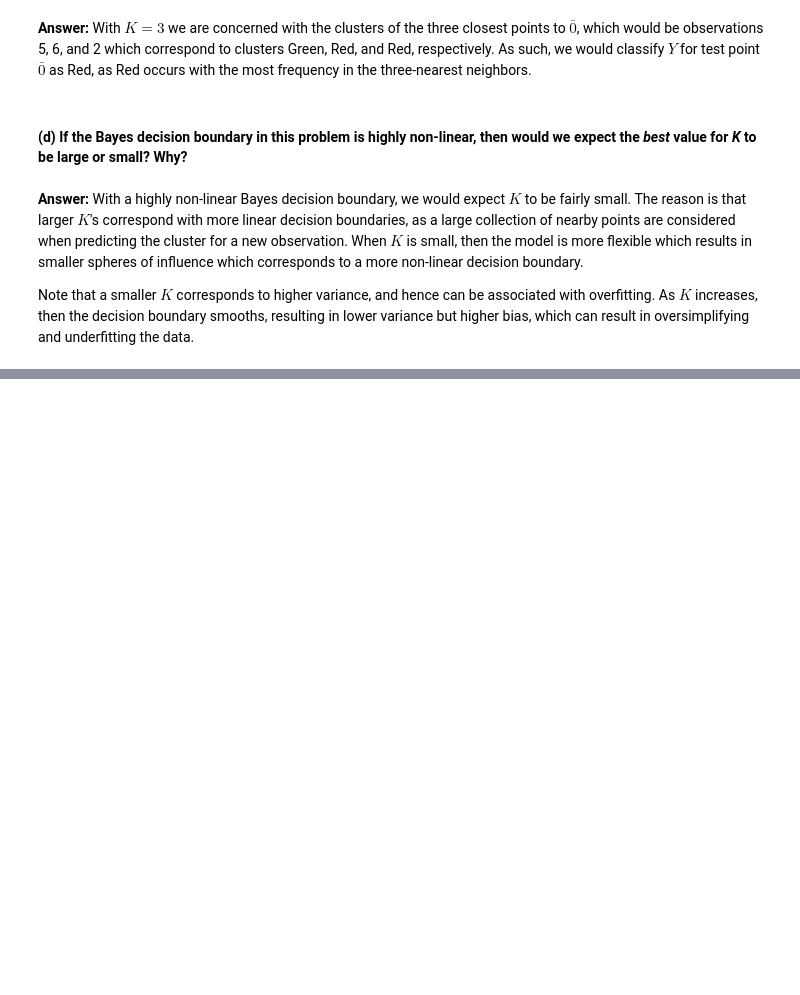
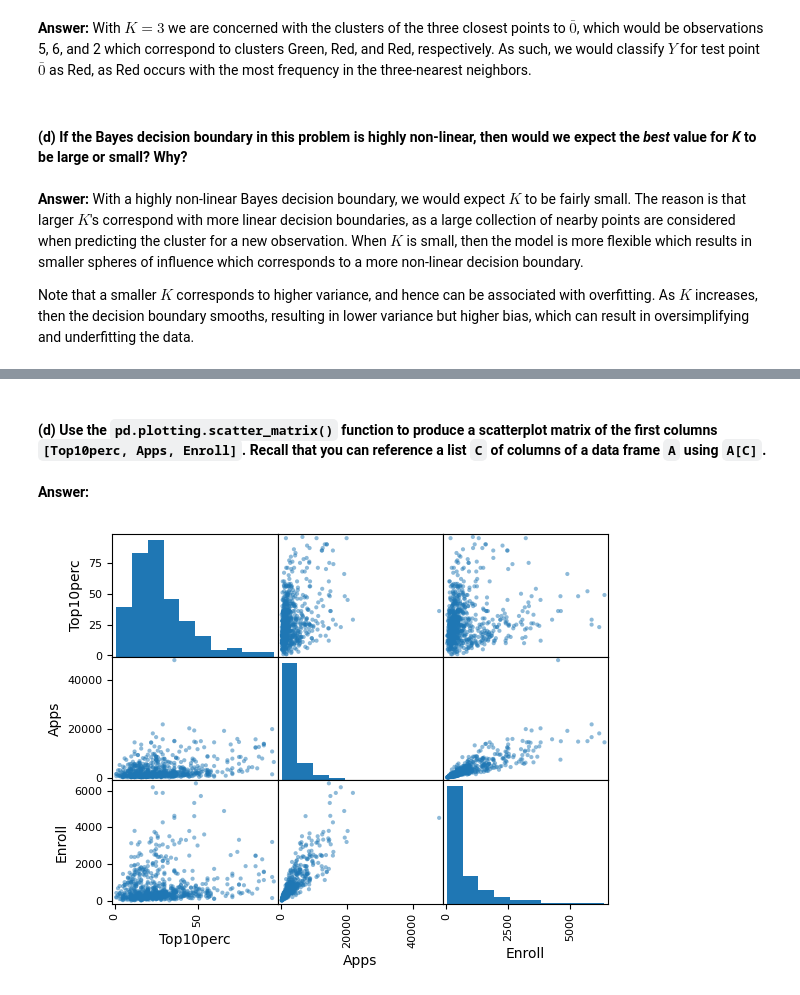
Before and after one commit to justingroves/ISLP, a Jupyter notebook: Jupyter Labs/Chapter 2 Statistical Learning/2.4 Exercises.ipynb, the cells around one changed output, grey strips where cells are left out. Saved outputs shown, nothing was run; the diff lists cells and outputs as text; code cells hidden in the pictures; blank space fills up the shorter version.

Commit message:
Add: Answered 2.4.8

```diff
--- a/Jupyter Labs/Chapter 2 Statistical Learning/2.4 Exercises.ipynb
+++ b/Jupyter Labs/Chapter 2 Statistical Learning/2.4 Exercises.ipynb
@@ -323,0 +352,11 @@ Note that a smaller $K$ corresponds to higher variance, and hence can be associa
+# %%
+# Load necessary packages
+import os
+import pandas as pd
+
+# Set the current notebook directory
+CUR_DIR = os.getcwd()
+
+# Navigate, load the data, and return
+os.chdir(os.path.dirname(os.path.dirname(CUR_DIR)) + '\\Data')
+college = pd.read_csv('College.csv')
@@ -323,0 +376,4 @@ Note that a smaller $K$ corresponds to higher variance, and hence can be associa
+# %%
+college2 = pd.read_csv('College.csv', index_col=0)
+college3 = college.rename({'Unnamed: 0' : 'College'}, axis=1)
+college3 = college3.set_index('College')
@@ -323,0 +401,2 @@ Note that a smaller $K$ corresponds to higher variance, and hence can be associa
+# %%
+college = college3
@@ -323,0 +419,12 @@ Note that a smaller $K$ corresponds to higher variance, and hence can be associa
+# %% [markdown]
+#### (d) Use the `pd.plotting.scatter_matrix()` function to produce a scatterplot matrix of the first columns `[Top10perc, Apps, Enroll]`. Recall that you can reference a list `C` of columns of a data frame `A` using `A[C]`.
+# %% [markdown]
+**Answer:**
+# %%
+# Set column list for plotting
+cols = ['Top10perc', 'Apps', 'Enroll']
+
+pd.plotting.scatter_matrix(college[cols])
+plt.show()
+# %% [output]
+[figure, added]
```
Also changed, not shown: parts of 29 cells of this notebook.
